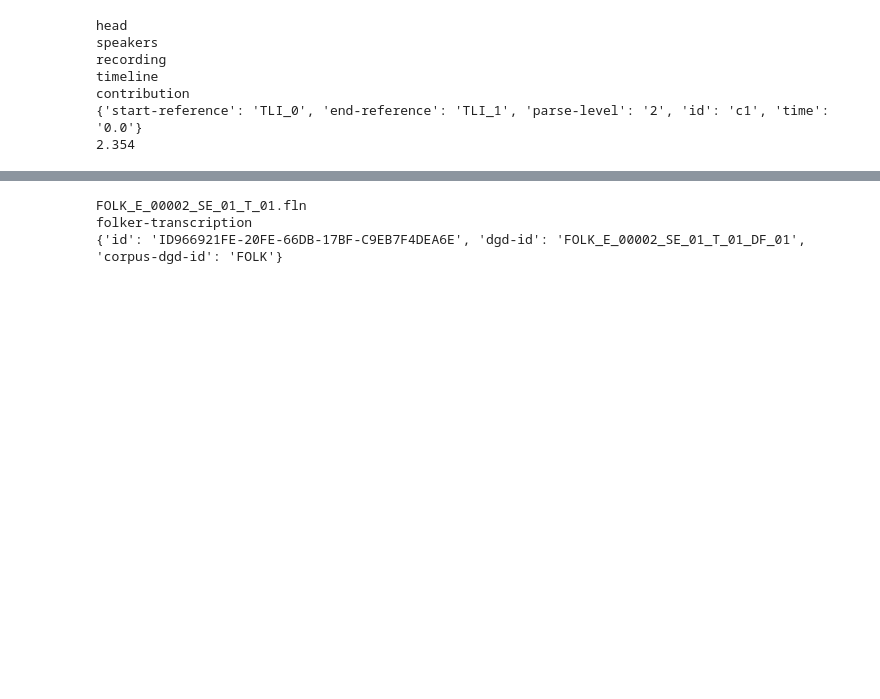
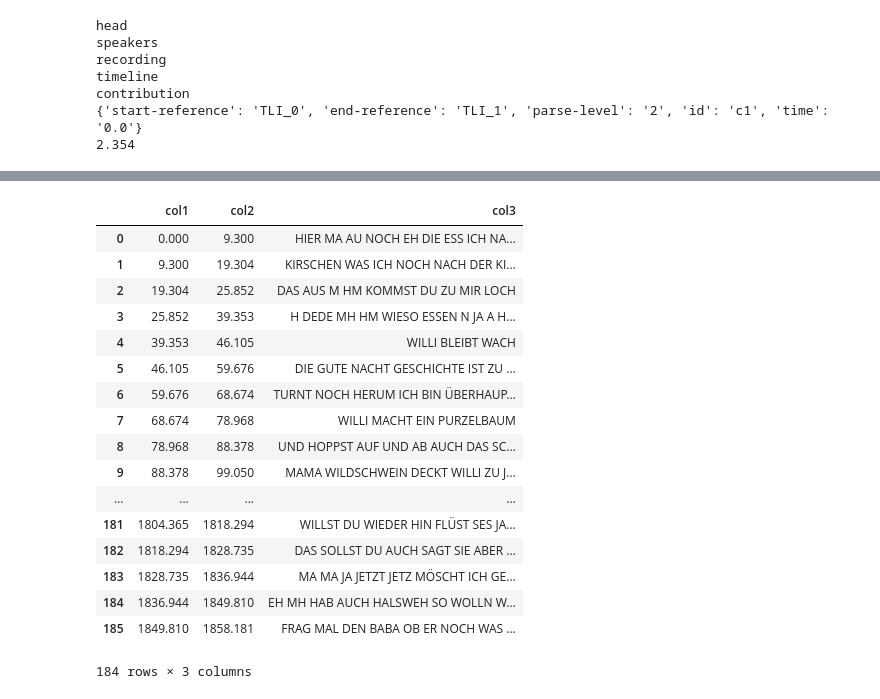
Before and after one commit to megharangaswamy/deut-w2l, a Jupyter notebook: FOLK_Data.ipynb, the cells around one changed output, grey strips where cells are left out. Cells and saved outputs as stored; diff of their text form; code cells hidden in the pictures; blank space fills up the shorter version.

```diff
--- a/FOLK_Data.ipynb
+++ b/FOLK_Data.ipynb
@@ -11,20 +11,23 @@ import natsort
 import xml.etree.ElementTree as ET
 # %%
-rootdir = "/media/home/megha/5_wav2letter/WAV_2_LETTER/wav2letter/tutorials/0_deutsch_data/Datset_Uni/FOLK/DGD-Download_3617D0878D90D0A23A44D6875D3EB642_1553175816381/"
+root = "/media/home/megha/5_wav2letter/WAV_2_LETTER/wav2letter/tutorials/0_deutsch_data/Datset_Uni/FOLK/DGD-Download_3617D0878D90D0A23A44D6875D3EB642_1553175816381/"
 # %%
-import xml.etree.ElementTree as ET
+if False:
+    tree = ET.parse(rootdir+"/FOLK_E_00002_SE_01_T_01.fln")
+    root = tree.getroot()
+    print(root[0].tag)
+    print(root[1].tag)
+    print(root[2].tag)
+    print(root[3].tag)
+    print(root[4].tag)
+    #print(root.attrib)
+    print(root[4].attrib)
+    print(root[5].attrib['time'])
+    #time
 
-tree = ET.parse(rootdir+"/FOLK_E_00002_SE_01_T_01.fln")
-root = tree.getroot()
-print(root[0].tag)
-print(root[1].tag)
-print(root[2].tag)
-print(root[3].tag)
-print(root[4].tag)
-#print(root.attrib)
-
-print(root[4].attrib)
-print(root[5].attrib['time'])
+    for contribution in root.findall("./contribution"):
+        time = contribution.attrib['time']
+        print(time)
 # %% [output]
 head
 speakers
@@ -199,14 +106,21 @@ print(elemList)
-# %%
-for file in natsort.natsorted(os.listdir(rootdir)):
-        if(file.endswith(".fln")):
-            print(file)
-            tree = ET.parse(rootdir+"/"+file)
-            #obj  = open(rootdir+"/"+file, "r")
-            #print(obj.read())
-            root = tree.getroot()
-            print(root.tag)
-            print(root.attrib)
-# %% [output]
-FOLK_E_00002_SE_01_T_01.fln
-folker-transcription
-{'id': 'ID966921FE-20FE-66DB-17BF-C9EB7F4DEA6E', 'dgd-id': 'FOLK_E_00002_SE_01_T_01_DF_01', 'corpus-dgd-id': 'FOLK'}
+# %%
+df2
+# %% [output]
+|  | col1 | col2 | col3 |
+| 0 | 0.000 | 9.300 | HIER MA AU NOCH EH DIE ESS ICH NA... |
+| 1 | 9.300 | 19.304 | KIRSCHEN WAS ICH NOCH NACH DER KI... |
+| 2 | 19.304 | 25.852 | DAS AUS M HM KOMMST DU ZU MIR LOCH |
+| 3 | 25.852 | 39.353 | H DEDE MH HM WIESO ESSEN N JA A H... |
+| 4 | 39.353 | 46.105 | WILLI BLEIBT WACH |
+| 5 | 46.105 | 59.676 | DIE GUTE NACHT GESCHICHTE IST ZU ... |
+| 6 | 59.676 | 68.674 | TURNT NOCH HERUM ICH BIN ÜBERHAUP... |
+| 7 | 68.674 | 78.968 | WILLI MACHT EIN PURZELBAUM |
+| 8 | 78.968 | 88.378 | UND HOPPST AUF UND AB AUCH DAS SC... |
+| 9 | 88.378 | 99.050 | MAMA WILDSCHWEIN DECKT WILLI ZU J... |
+| ... | ... | ... | ... |
+| 181 | 1804.365 | 1818.294 | WILLST DU WIEDER HIN FLÜST SES JA... |
+| 182 | 1818.294 | 1828.735 | DAS SOLLST DU AUCH SAGT SIE ABER ... |
+| 183 | 1828.735 | 1836.944 | MA MA JA JETZT JETZ MÖSCHT ICH GE... |
+| 184 | 1836.944 | 1849.810 | EH MH HAB AUCH HALSWEH SO WOLLN W... |
+| 185 | 1849.810 | 1858.181 | FRAG MAL DEN BABA OB ER NOCH WAS ... |
+184 rows × 3 columns
```
Also changed, not shown: parts of 11 cells of this notebook.
